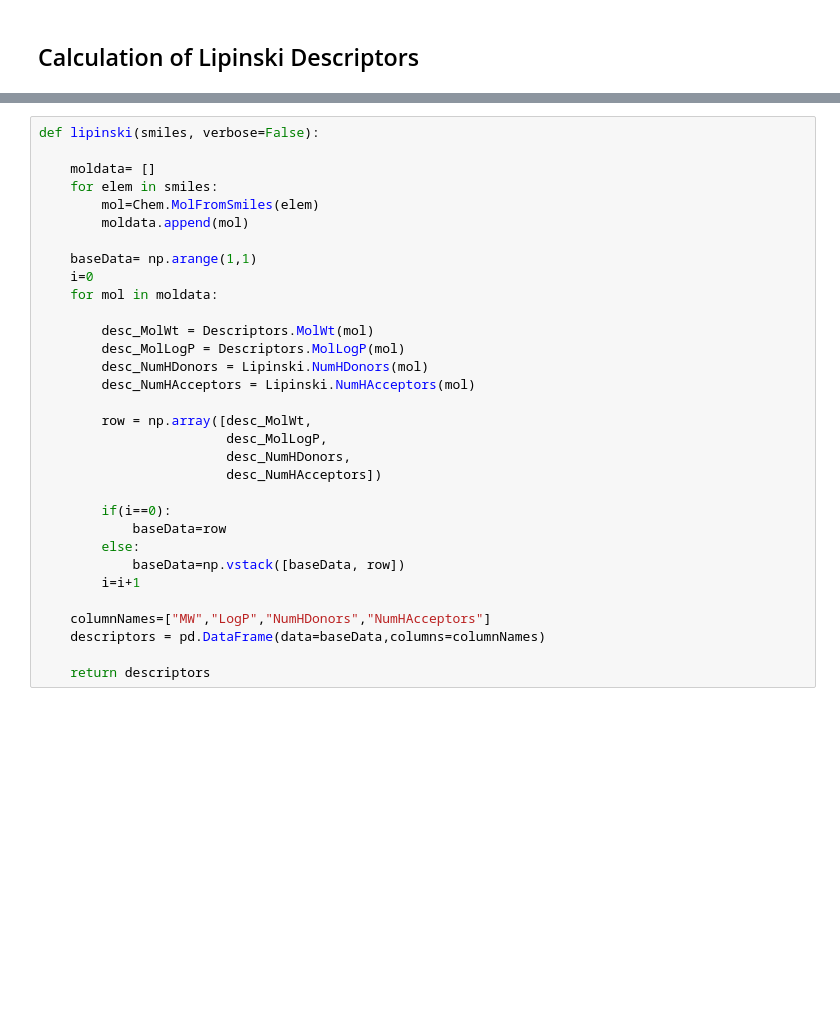
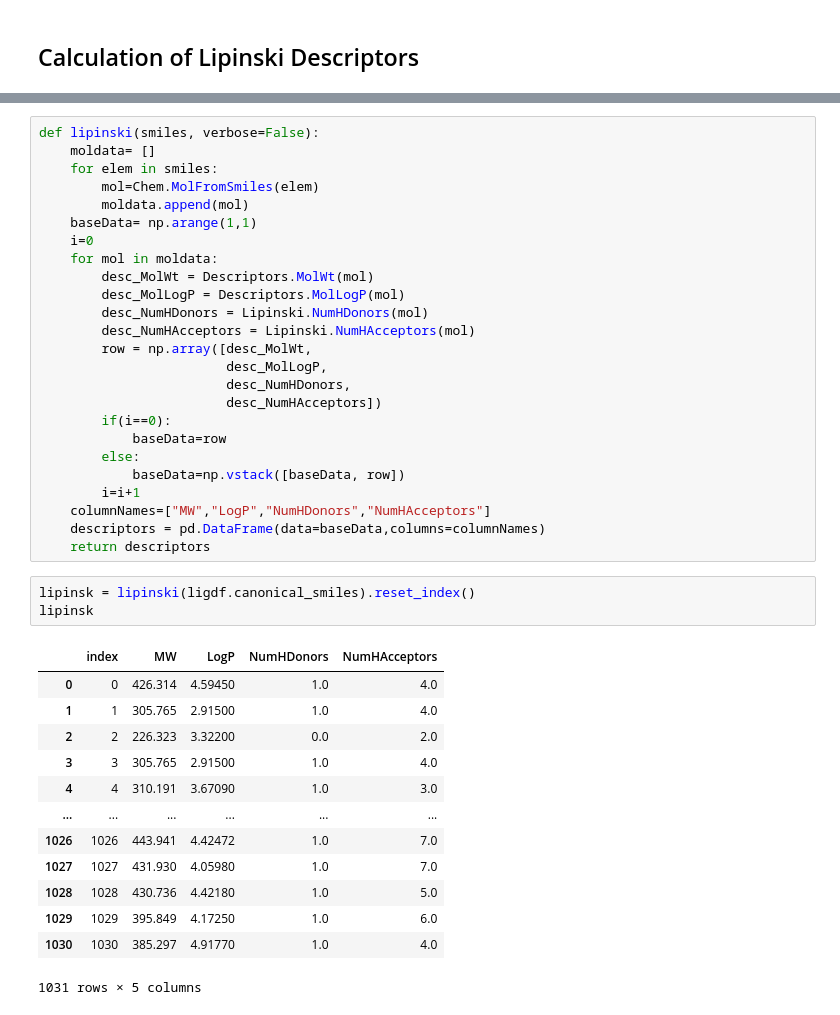
Before and after one commit to Diacod-I/BourneToKill, a Jupyter notebook: BioInfo.ipynb, the cells around one changed output, grey strips where cells are left out. Cells and saved outputs as stored; diff of their text form; blank space fills up the shorter version.

```diff
--- a/BioInfo.ipynb
+++ b/BioInfo.ipynb
@@ -580,32 +585,42 @@ Lipinski Descriptors
 # %%
 def lipinski(smiles, verbose=False):
-
     moldata= []
     for elem in smiles:
         mol=Chem.MolFromSmiles(elem)
         moldata.append(mol)
-
     baseData= np.arange(1,1)
     i=0
     for mol in moldata:
-
         desc_MolWt = Descriptors.MolWt(mol)
         desc_MolLogP = Descriptors.MolLogP(mol)
         desc_NumHDonors = Lipinski.NumHDonors(mol)
         desc_NumHAcceptors = Lipinski.NumHAcceptors(mol)
-
         row = np.array([desc_MolWt,
                         desc_MolLogP,
                         desc_NumHDonors,
                         desc_NumHAcceptors])
-
         if(i==0):
             baseData=row
         else:
             baseData=np.vstack([baseData, row])
         i=i+1
-
     columnNames=["MW","LogP","NumHDonors","NumHAcceptors"]
     descriptors = pd.DataFrame(data=baseData,columns=columnNames)
-
     return descriptors
+# %%
+lipinsk = lipinski(ligdf.canonical_smiles).reset_index()
+lipinsk
+# %% [output]
+|  | index | MW | LogP | NumHDonors | NumHAcceptors |
+| 0 | 0 | 426.314 | 4.59450 | 1.0 | 4.0 |
+| 1 | 1 | 305.765 | 2.91500 | 1.0 | 4.0 |
+| 2 | 2 | 226.323 | 3.32200 | 0.0 | 2.0 |
+| 3 | 3 | 305.765 | 2.91500 | 1.0 | 4.0 |
+| 4 | 4 | 310.191 | 3.67090 | 1.0 | 3.0 |
+| ... | ... | ... | ... | ... | ... |
+| 1026 | 1026 | 443.941 | 4.42472 | 1.0 | 7.0 |
+| 1027 | 1027 | 431.930 | 4.05980 | 1.0 | 7.0 |
+| 1028 | 1028 | 430.736 | 4.42180 | 1.0 | 5.0 |
+| 1029 | 1029 | 395.849 | 4.17250 | 1.0 | 6.0 |
+| 1030 | 1030 | 385.297 | 4.91770 | 1.0 | 4.0 |
+1031 rows × 5 columns
```
Also changed, not shown: parts of 13 cells of this notebook.
